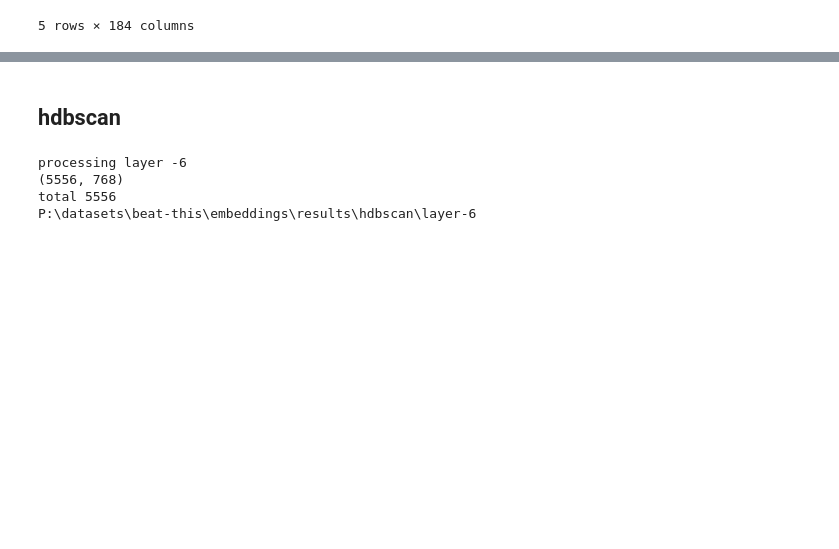
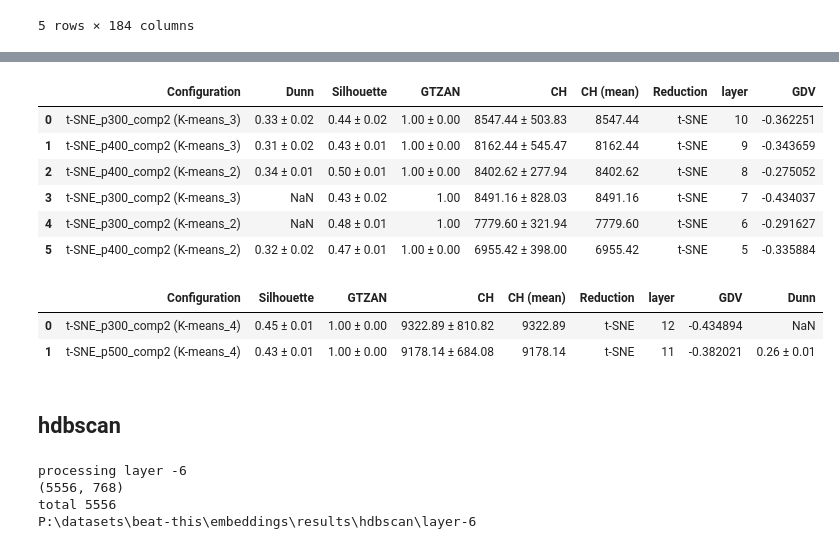
Before and after one commit to PulyaPolya/genres, a Jupyter notebook: dataset/clustering_beat_this_layers.ipynb, the cells around one changed output, grey strips where cells are left out. Cells and saved outputs as stored; diff of their text form; code cells hidden in the pictures; blank space fills up the shorter version.

```diff
--- a/dataset/clustering_beat_this_layers.ipynb
+++ b/dataset/clustering_beat_this_layers.ipynb
@@ -1873,0 +2119,38 @@ df.head()
+# %%
+from tqdm import tqdm
+import random
+base_path = r"P:\datasets\beat-this\embeddings\results"
+# path = r"P:\datasets\beat-this\embeddings\results\layer-11\Agglomerative_layer-11_mean_std_10.csv"
+results = []
+algorithms = ["K-means"]
+for i in tqdm(range(9,13)):  #-12, -11, -6, -7, -1, -8, -9, -10, -5
+    layer = -i
+    for alg in algorithms:
+        # try:
+        #     if alg == "HDBSCAN":
+        #         if layer in [-1, -6, -7]:
+        #             path = os.path.join(base_path, "hdbscan", f"layer{layer}", f"{alg}_layer{layer}_mean_std_10_noise.csv")
+        #         else:
+        #             raise Exception(f"{alg} for layer {layer} is not implemented yet")
+        # else:
+            if layer in [-6, -7]:
+                path = os.path.join(base_path, f"layer{layer}", f"{alg}_layer{layer}_10_fair_gtzan.csv")
+            else:
+                path = os.path.join(base_path, f"layer{layer}", f"{alg}_layer{layer}_mean_std_10.csv")
+
+            df = pd.read_csv(path, header=[0,1], index_col=0)
+            filtered_table = filter_configs_with_algoname(df, gtzan_thresh=0.7)
+            filtered_table["CH (mean)"] = filtered_table["CH"].apply(lambda x: float(x.split(" ")[0]))
+            filtered_table["Reduction"] = filtered_table["Configuration"].apply(lambda x: x.split("_")[0])
+            filtered_table = filtered_table.sort_values(by = "CH (mean)", ascending = False)
+            filtererd_table_tsne = filtered_table[filtered_table["Reduction"] == "t-SNE"]
+            filtererd_table_tsne.head(10)
+            layer_res = dict(filtererd_table_tsne.iloc[0])
+            layer_res["layer"] = 13 + layer
+            reduction = layer_res["Configuration"].split(" ")[0]
+            algorithm = layer_res["Configuration"].split("(")[1].split(")")[0]
+            gdv = apply_gdv(layer, algorithm, reduction)
+            layer_res["GDV"] = gdv
+            results.append(layer_res)
+        # except Exception as e:
+        #     print(e)
@@ -1873,0 +2163,3 @@ df.head()
+# %%
+results_9 = results.copy()
+results_9
@@ -1874,3 +2205,21 @@ df.head()
+# %%
+results_df = pd.DataFrame(results_9)
+results_df
+# %% [output]
+|  | Configuration | Dunn | Silhouette | GTZAN | CH | CH (mean) | Reduction | layer | GDV |
+| 0 | t-SNE_p300_comp2 (K-means_3) | 0.33 ± 0.02 | 0.44 ± 0.02 | 1.00 ± 0.00 | 8547.44 ± 503.83 | 8547.44 | t-SNE | 10 | -0.362251 |
+| 1 | t-SNE_p400_comp2 (K-means_3) | 0.31 ± 0.02 | 0.43 ± 0.01 | 1.00 ± 0.00 | 8162.44 ± 545.47 | 8162.44 | t-SNE | 9 | -0.343659 |
+| 2 | t-SNE_p400_comp2 (K-means_2) | 0.34 ± 0.01 | 0.50 ± 0.01 | 1.00 ± 0.00 | 8402.62 ± 277.94 | 8402.62 | t-SNE | 8 | -0.275052 |
+| 3 | t-SNE_p300_comp2 (K-means_3) | NaN | 0.43 ± 0.02 | 1.00 | 8491.16 ± 828.03 | 8491.16 | t-SNE | 7 | -0.434037 |
+| 4 | t-SNE_p300_comp2 (K-means_2) | NaN | 0.48 ± 0.01 | 1.00 | 7779.60 ± 321.94 | 7779.60 | t-SNE | 6 | -0.291627 |
+| 5 | t-SNE_p400_comp2 (K-means_2) | 0.32 ± 0.02 | 0.47 ± 0.01 | 1.00 ± 0.00 | 6955.42 ± 398.00 | 6955.42 | t-SNE | 5 | -0.335884 |
+# %%
+results_df = pd.DataFrame(results_old)
+results_df
+# %% [output]
+|  | Configuration | Silhouette | GTZAN | CH | CH (mean) | Reduction | layer | GDV | Dunn |
+| 0 | t-SNE_p300_comp2 (K-means_4) | 0.45 ± 0.01 | 1.00 ± 0.00 | 9322.89 ± 810.82 | 9322.89 | t-SNE | 12 | -0.434894 | NaN |
+| 1 | t-SNE_p500_comp2 (K-means_4) | 0.43 ± 0.01 | 1.00 ± 0.00 | 9178.14 ± 684.08 | 9178.14 | t-SNE | 11 | -0.382021 | 0.26 ± 0.01 |
 # %% [markdown]
 ## hdbscan
 # %%
```
Also changed, not shown: parts of 8 cells of this notebook, 1 other file.
